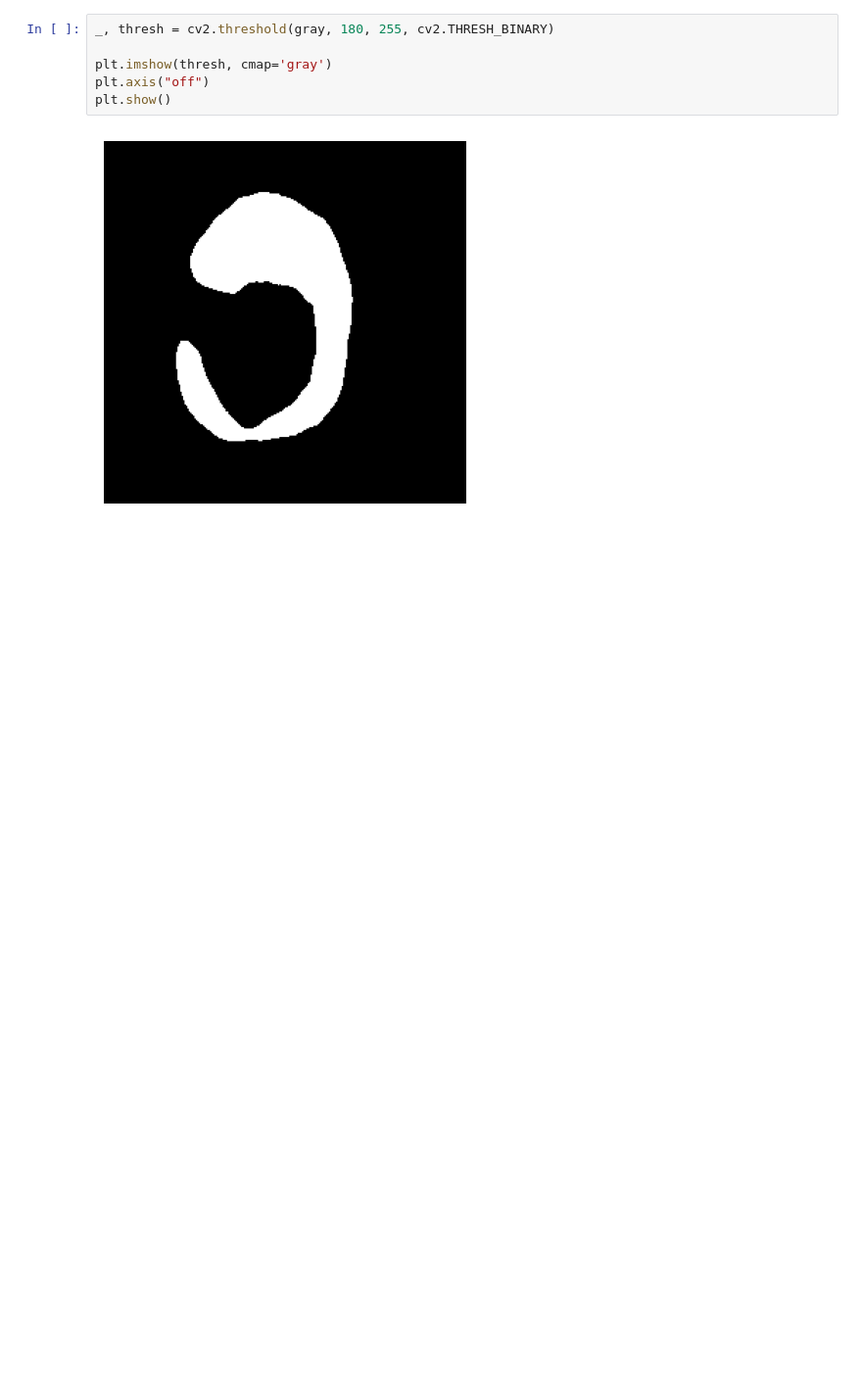
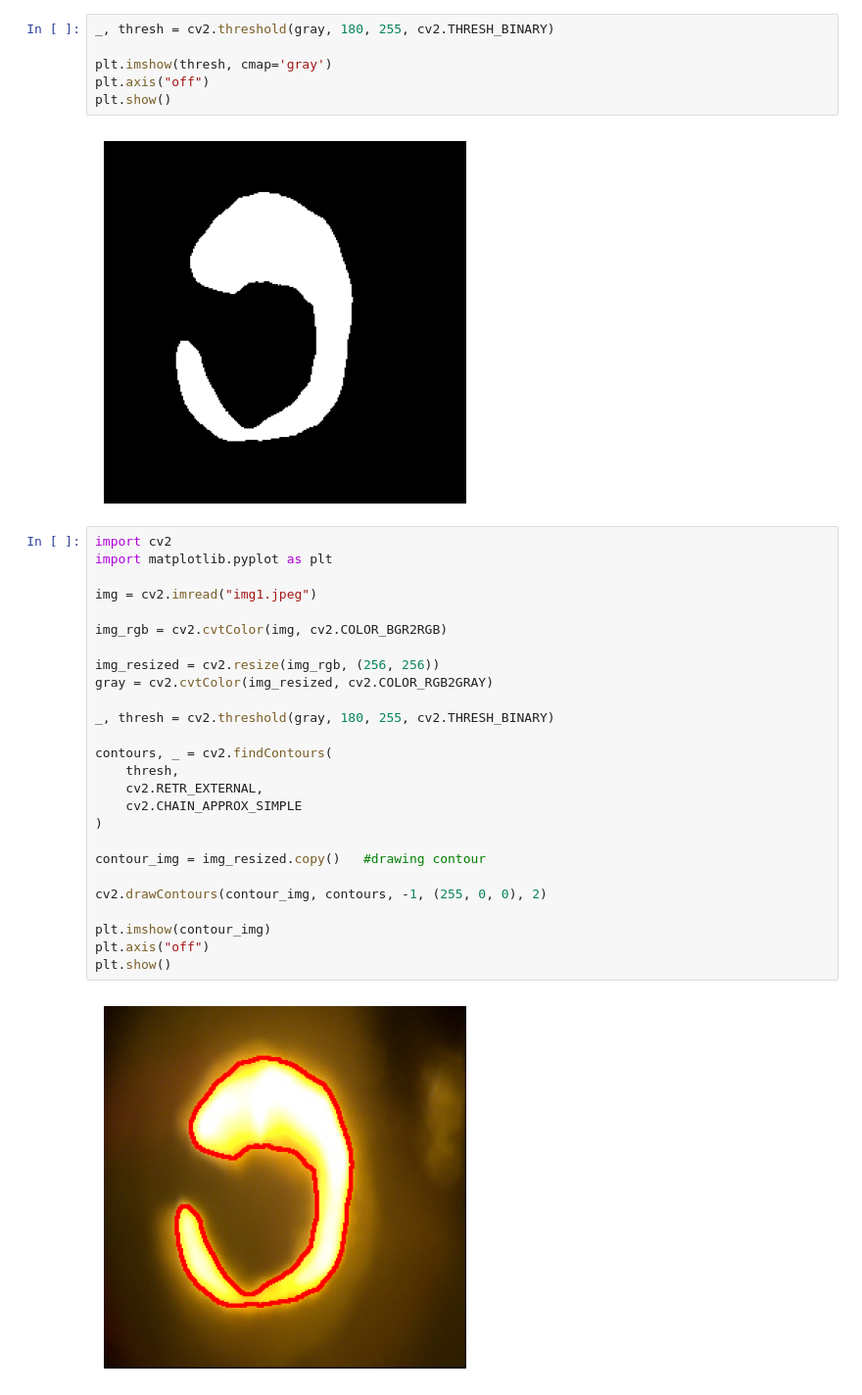
Before and after one commit to CodeWithSudhanshu/Industrial-Plume-Detection, a Jupyter notebook: PCI_Plume_Project.ipynb, the cells around one changed output. Shown at 98% size. Drawn from its saved outputs; the diff is of its cells as text; blank space fills up the shorter version.

```diff
--- a/PCI_Plume_Project.ipynb
+++ b/PCI_Plume_Project.ipynb
@@ -56,3 +51,31 @@ plt.axis("off")
 plt.show()
 # %% [output]
 [figure]
+# %%
+import cv2
+import matplotlib.pyplot as plt
+
+img = cv2.imread("img1.jpeg")
+
+img_rgb = cv2.cvtColor(img, cv2.COLOR_BGR2RGB)
+
+img_resized = cv2.resize(img_rgb, (256, 256))
+gray = cv2.cvtColor(img_resized, cv2.COLOR_RGB2GRAY)
+
+_, thresh = cv2.threshold(gray, 180, 255, cv2.THRESH_BINARY)
+
+contours, _ = cv2.findContours(
+    thresh,
+    cv2.RETR_EXTERNAL,
+    cv2.CHAIN_APPROX_SIMPLE
+)
+
+contour_img = img_resized.copy()   #drawing contour
+
+cv2.drawContours(contour_img, contours, -1, (255, 0, 0), 2)
+
+plt.imshow(contour_img)
+plt.axis("off")
+plt.show()
+# %% [output]
+[figure, added]
```
Also changed, not shown: parts of 3 cells of this notebook.
